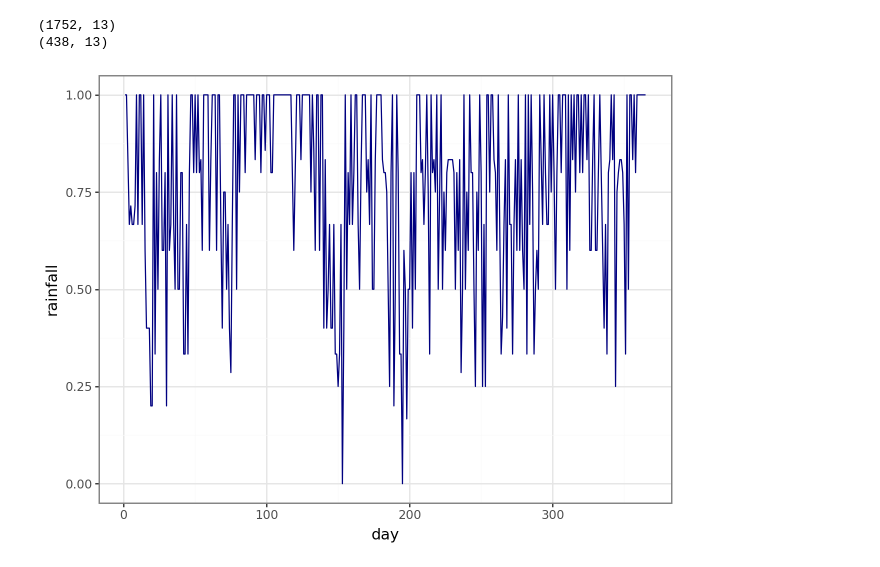
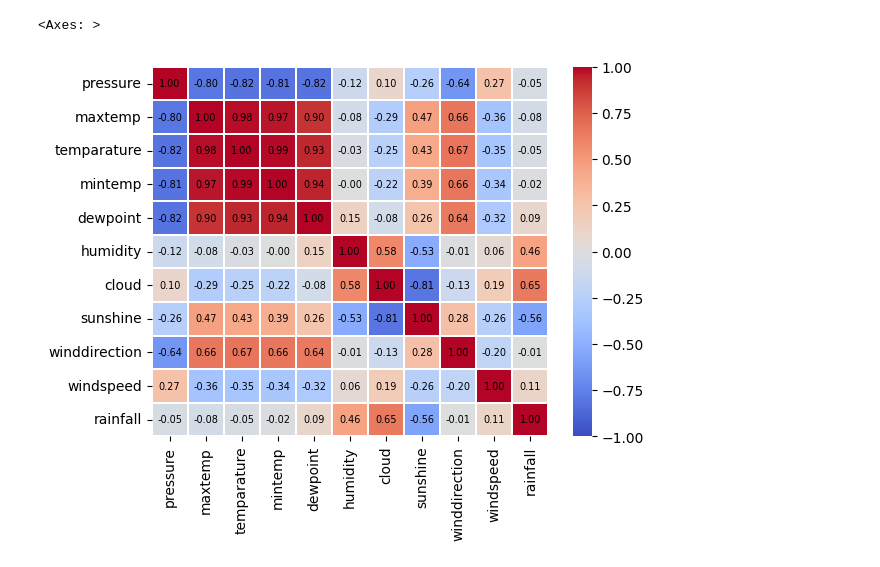
Before and after one commit to gprinciotti/kaggle, a Jupyter notebook: notebooks/playground-series-s5e3.ipynb, the cells around one changed output. Saved outputs shown, nothing was run; the diff lists cells and outputs as text; code cells hidden in the pictures.

```diff
--- a/notebooks/playground-series-s5e3.ipynb
+++ b/notebooks/playground-series-s5e3.ipynb
@@ -10,35 +39,27 @@ print(df.shape)
 # %%
 from sklearn.model_selection import train_test_split
 
+target = 'rainfall'
 
-X = df.drop('rainfall', axis=1)
-y = df['rainfall']
+x = df.drop(target, axis=1)
+y = df[target]
 
-X_train, X_test, y_train, y_test = train_test_split(X, y, train_size=0.8, random_state=42)
+x_train, x_test, y_train, y_test = train_test_split(x, y, train_size=0.8, random_state=42)
 
-df_train = X_train.merge(y_train, left_index=True, right_index=True)
-df_test = X_test.merge(y_test, left_index=True, right_index=True)
-
-print(df_train.shape)
-print(df_test.shape)
+df_train = x_train.merge(y_train, left_index=True, right_index=True)
+df_test = x_test.merge(y_test, left_index=True, right_index=True)
-# %% [output]
-(1752, 13)
-(438, 13)
-# %%
-from plotnine import ggplot, aes, geom_line, scale_y_continuous, theme_bw
-
-rainfall_day_agg = (
-    df_train
-    .groupby('day', as_index=False)
-    .agg({'rainfall': 'mean'})
-)
-
-(
-    ggplot(rainfall_day_agg)
-    + aes(x='day', y='rainfall')
-    + geom_line(color='navy')
-    + scale_y_continuous(limits=(0, 1))
-    + theme_bw()
-)
-# %% [output]
-[figure, removed]
+# %%
+sns.heatmap(
+    df_train.drop(columns=['id', 'day']).corr(),
+    cmap='coolwarm',
+    center=0,
+    vmin=-1,
+    vmax=1,
+    linewidths=0.01,
+    annot=True,
+    annot_kws={'fontsize':7, 'color': 'black'},
+    fmt='.2f'
+)
+# %% [output]
+<Axes: >
+[figure, added]
```
Also changed, not shown: parts of 12 cells of this notebook, 2 other files.
